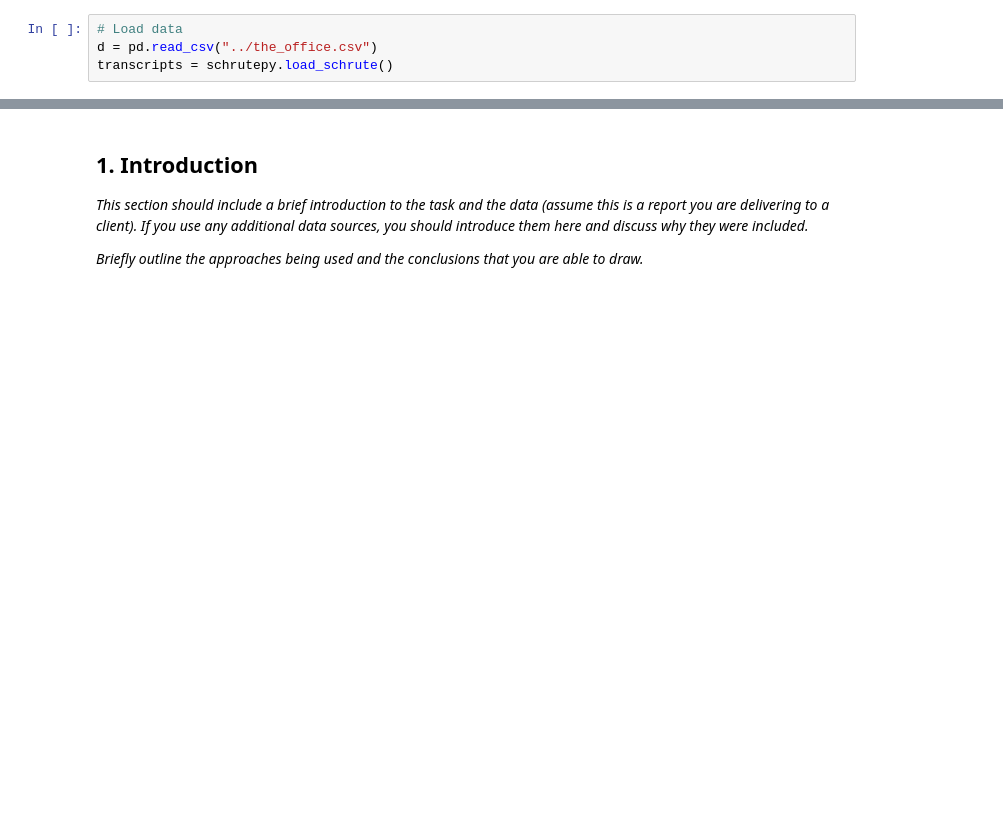
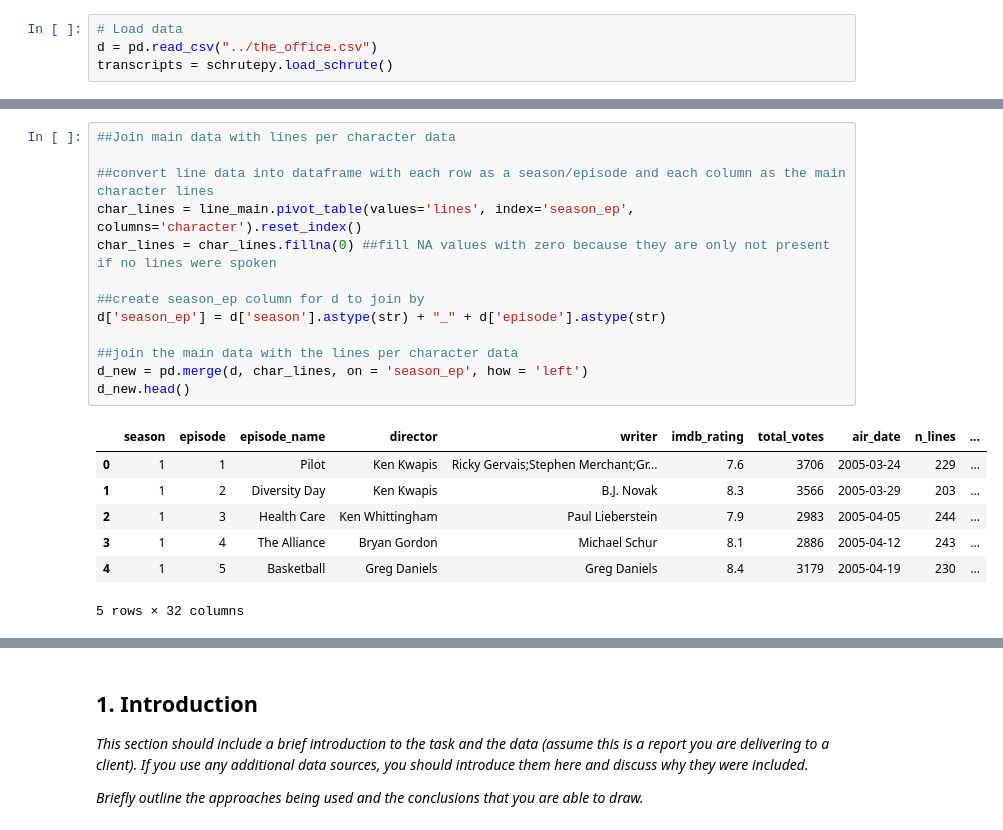
Before and after one commit to anoushka632/mlp-proj1, a Jupyter notebook: Jonathan/Exploration.ipynb, the cells around one changed output, grey strips where cells are left out. Cells and saved outputs as stored; diff of their text form; blank space fills up the shorter version.

```diff
--- a/Jonathan/Exploration.ipynb
+++ b/Jonathan/Exploration.ipynb
@@ -86,0 +84,21 @@ sns.lineplot(x = "season_ep", y = "lines", hue = "character", data = line_main)
+# %%
+##Join main data with lines per character data
+
+##convert line data into dataframe with each row as a season/episode and each column as the main character lines
+char_lines = line_main.pivot_table(values='lines', index='season_ep', columns='character').reset_index()
+char_lines = char_lines.fillna(0) ##fill NA values with zero because they are only not present if no lines were spoken
+
+##create season_ep column for d to join by
+d['season_ep'] = d['season'].astype(str) + "_" + d['episode'].astype(str)
+
+##join the main data with the lines per character data
+d_new = pd.merge(d, char_lines, on = 'season_ep', how = 'left')
+d_new.head()
+# %% [output]
+|  | season | episode | episode_name | director | writer | imdb_rating | total_votes | air_date | n_lines | ... |
+| 0 | 1 | 1 | Pilot | Ken Kwapis | Ricky Gervais;Stephen Merchant;Gr... | 7.6 | 3706 | 2005-03-24 | 229 | ... |
+| 1 | 1 | 2 | Diversity Day | Ken Kwapis | B.J. Novak | 8.3 | 3566 | 2005-03-29 | 203 | ... |
+| 2 | 1 | 3 | Health Care | Ken Whittingham | Paul Lieberstein | 7.9 | 2983 | 2005-04-05 | 244 | ... |
+| 3 | 1 | 4 | The Alliance | Bryan Gordon | Michael Schur | 8.1 | 2886 | 2005-04-12 | 243 | ... |
+| 4 | 1 | 5 | Basketball | Greg Daniels | Greg Daniels | 8.4 | 3179 | 2005-04-19 | 230 | ... |
+5 rows × 32 columns
```
Also changed, not shown: parts of 9 cells of this notebook.
